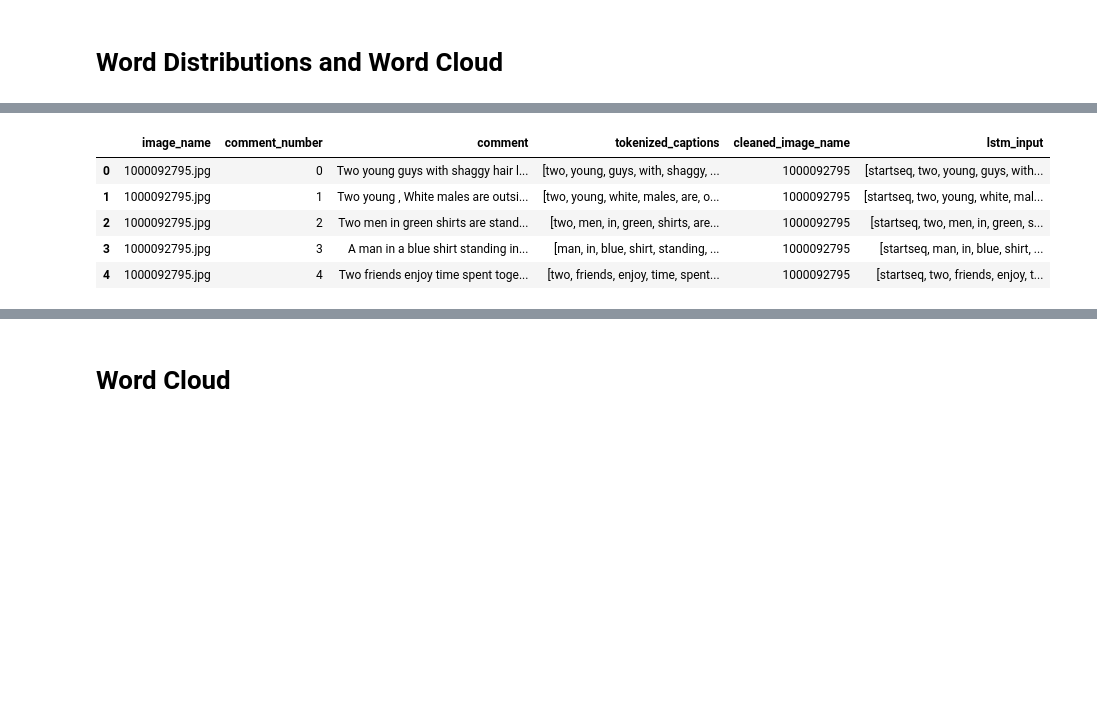
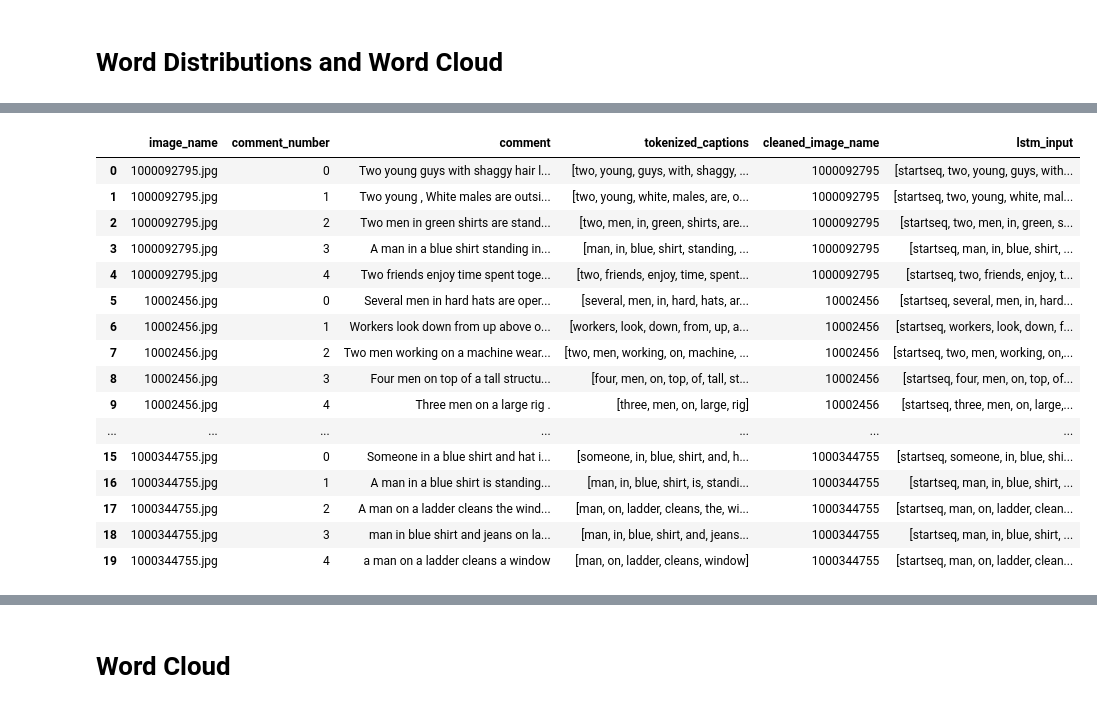
Before and after one commit to women-in-ai-ireland/August-2020-WaiLEARN-Image-Caption-Generation, a Jupyter notebook: Notebooks/word_distributions_worldcloud.ipynb, the cells around one changed output, grey strips where cells are left out. Cells and saved outputs as stored; diff of their text form; code cells hidden in the pictures; blank space fills up the shorter version.

```diff
--- a/Notebooks/word_distributions_worldcloud.ipynb
+++ b/Notebooks/word_distributions_worldcloud.ipynb
@@ -26,11 +26,22 @@ True
 # %%
 df = pd.read_pickle(r"C:\Users\ibubalo\Documents\WAI_GitHub\WaiLearn-September-NLP\df_captions_preprocessed1.pkl")
 # %%
-df.head()
+df.head(20)
 # %% [output]
 |  | image_name | comment_number | comment | tokenized_captions | cleaned_image_name | lstm_input |
 | 0 | 1000092795.jpg | 0 | Two young guys with shaggy hair l... | [two, young, guys, with, shaggy, ... | 1000092795 | [startseq, two, young, guys, with... |
 | 1 | 1000092795.jpg | 1 | Two young , White males are outsi... | [two, young, white, males, are, o... | 1000092795 | [startseq, two, young, white, mal... |
 | 2 | 1000092795.jpg | 2 | Two men in green shirts are stand... | [two, men, in, green, shirts, are... | 1000092795 | [startseq, two, men, in, green, s... |
 | 3 | 1000092795.jpg | 3 | A man in a blue shirt standing in... | [man, in, blue, shirt, standing, ... | 1000092795 | [startseq, man, in, blue, shirt, ... |
 | 4 | 1000092795.jpg | 4 | Two friends enjoy time spent toge... | [two, friends, enjoy, time, spent... | 1000092795 | [startseq, two, friends, enjoy, t... |
+| 5 | 10002456.jpg | 0 | Several men in hard hats are oper... | [several, men, in, hard, hats, ar... | 10002456 | [startseq, several, men, in, hard... |
+| 6 | 10002456.jpg | 1 | Workers look down from up above o... | [workers, look, down, from, up, a... | 10002456 | [startseq, workers, look, down, f... |
+| 7 | 10002456.jpg | 2 | Two men working on a machine wear... | [two, men, working, on, machine, ... | 10002456 | [startseq, two, men, working, on,... |
+| 8 | 10002456.jpg | 3 | Four men on top of a tall structu... | [four, men, on, top, of, tall, st... | 10002456 | [startseq, four, men, on, top, of... |
+| 9 | 10002456.jpg | 4 | Three men on a large rig . | [three, men, on, large, rig] | 10002456 | [startseq, three, men, on, large,... |
+| ... | ... | ... | ... | ... | ... | ... |
+| 15 | 1000344755.jpg | 0 | Someone in a blue shirt and hat i... | [someone, in, blue, shirt, and, h... | 1000344755 | [startseq, someone, in, blue, shi... |
+| 16 | 1000344755.jpg | 1 | A man in a blue shirt is standing... | [man, in, blue, shirt, is, standi... | 1000344755 | [startseq, man, in, blue, shirt, ... |
+| 17 | 1000344755.jpg | 2 | A man on a ladder cleans the wind... | [man, on, ladder, cleans, the, wi... | 1000344755 | [startseq, man, on, ladder, clean... |
+| 18 | 1000344755.jpg | 3 | man in blue shirt and jeans on la... | [man, in, blue, shirt, and, jeans... | 1000344755 | [startseq, man, in, blue, shirt, ... |
+| 19 | 1000344755.jpg | 4 | a man on a ladder cleans a window | [man, on, ladder, cleans, window] | 1000344755 | [startseq, man, on, ladder, clean... |
```
Also changed, not shown: parts of 14 cells of this notebook.
